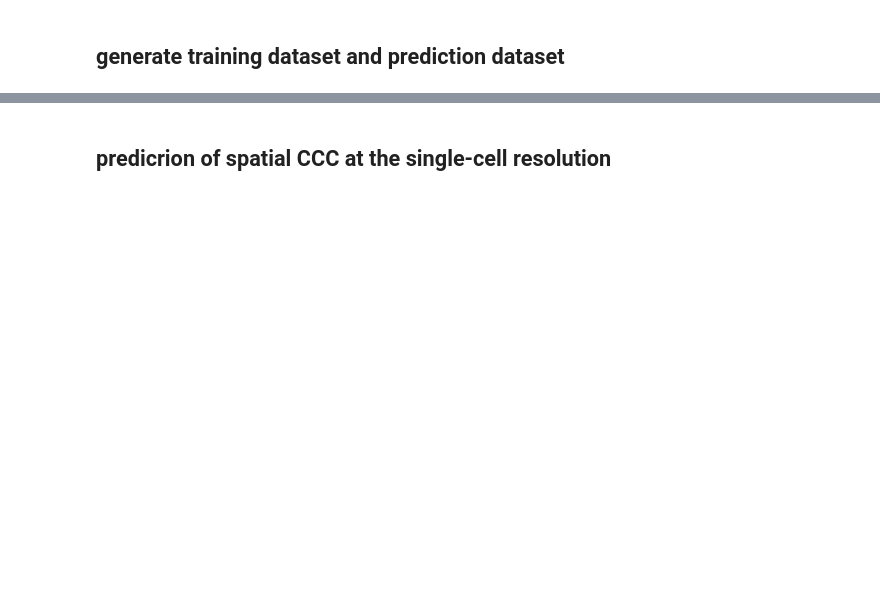
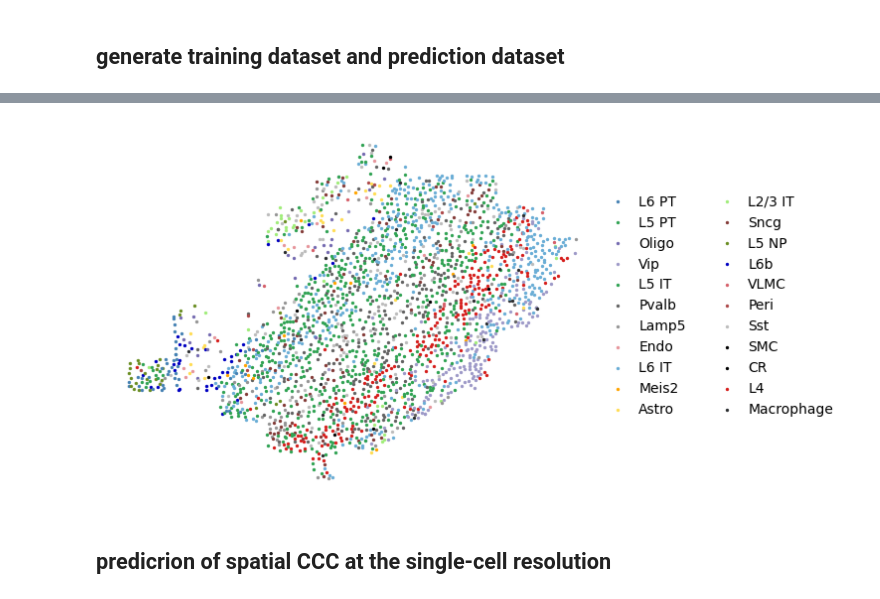
Before and after one commit to alirezagit82/deeptalk_tf, a Jupyter notebook: DeepTalk-singleST_tf.ipynb, the cells around one changed output, grey strips where cells are left out. Drawn from its saved outputs; the diff is of its cells as text; code cells hidden in the pictures; blank space fills up the shorter version.

```diff
--- a/DeepTalk-singleST_tf.ipynb
+++ b/DeepTalk-singleST_tf.ipynb
@@ -203,12 +250,12 @@ st_data
 # %% [markdown]
 ## generate training dataset and prediction dataset
 # %%
-pathway = test_dir + '/pathways.csv'
+pathways = test_dir + 'pathways.csv'
 
 species = 'Mouse'
 newmeta = ad_st.obs.copy()
 newmeta.insert(0, 'cell', newmeta.index)
-newmeta['cell'] = newmeta['cell'].astpye(int)+1
+newmeta['cell'] = newmeta['cell'].astype(int)+1
 newmeta['cell'] = 'C' + newmeta['cell'].astype(str)
 
 st_coef = newmeta.iloc[: , 5:]
@@ -253,8 +314,10 @@ mapping_colors = {
 # %%
 %matplotlib inline
 
-cluser = meta_datap['celltype'].values
-df.plot_cell_type_ST(ad_st, mapping_colors, cluster)
+cluster = meta_data['celltype'].values
+dt.plot_cell_type_ST(ad_st, mapping_colors, cluster)
+# %% [output]
+[figure, added]
 # %% [markdown]
 ## predicrion of spatial CCC at the single-cell resolution
 # %%
```
Also changed, not shown: parts of 18 cells of this notebook, 7 other files.
